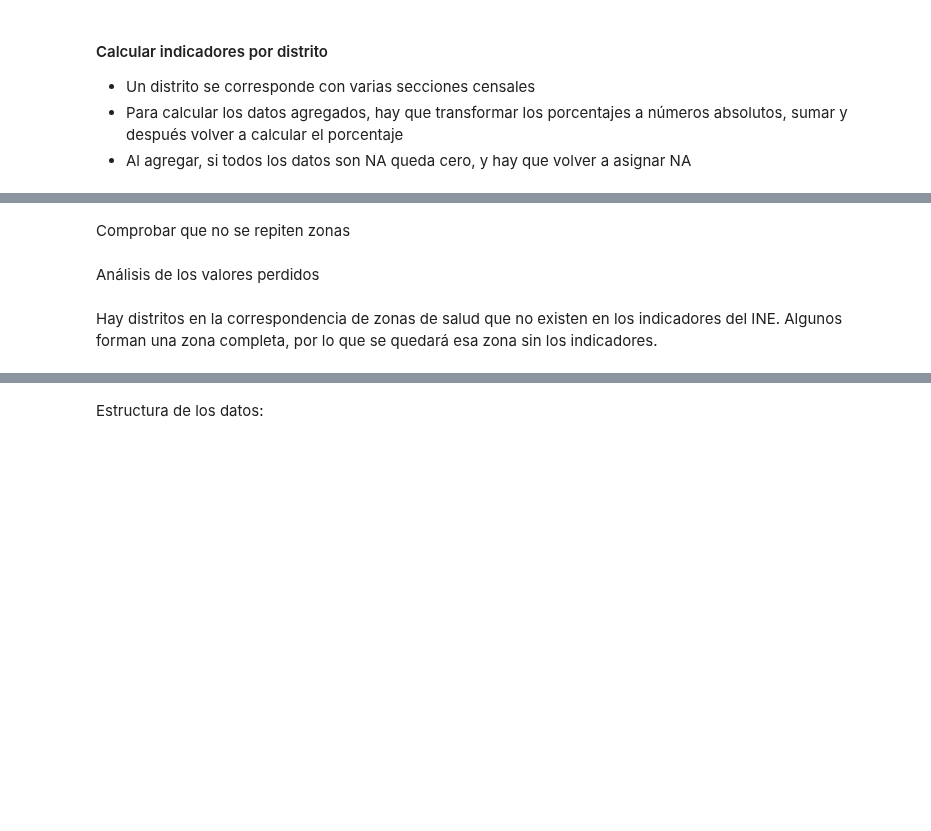
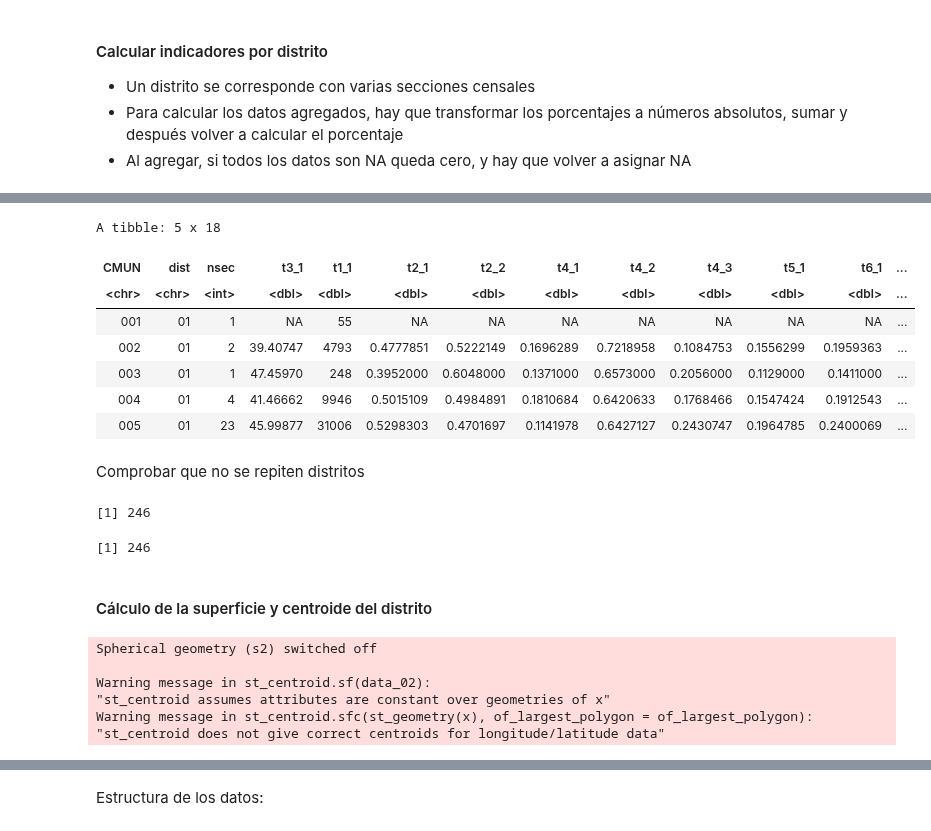
Before and after one commit to URJCDSLab/CitizenLab-Research-and-Development, a Jupyter notebook: casos_urjc/notebooks/II_data_processing/18_infraestructuras/05. - Data Collection_CU_18_10_indicadores_distritos_v_01.ipynb, the cells around one changed output, grey strips where cells are left out. Saved outputs shown, nothing was run; the diff lists cells and outputs as text; code cells hidden in the pictures; blank space fills up the shorter version.

```diff
--- a/casos_urjc/notebooks/II_data_processing/18_infraestructuras/05. - Data Collection_CU_18_10_indicadores_distritos_v_01.ipynb
+++ b/casos_urjc/notebooks/II_data_processing/18_infraestructuras/05. - Data Collection_CU_18_10_indicadores_distritos_v_01.ipynb
@@ -224,8 +244,20 @@ data_04_zonas_ind |> slice_head(n = 10)
+# %%
+tdata_01 |> slice_head(n = 5)
+# %% [output]
+A tibble: 5 x 18
+| CMUN | dist | nsec | t3_1 | t1_1 | t2_1 | t2_2 | t4_1 | t4_2 | t4_3 | t5_1 | t6_1 | ... |
+| <chr> | <chr> | <int> | <dbl> | <dbl> | <dbl> | <dbl> | <dbl> | <dbl> | <dbl> | <dbl> | <dbl> | ... |
+| 001 | 01 | 1 | NA | 55 | NA | NA | NA | NA | NA | NA | NA | ... |
+| 002 | 01 | 2 | 39.40747 | 4793 | 0.4777851 | 0.5222149 | 0.1696289 | 0.7218958 | 0.1084753 | 0.1556299 | 0.1959363 | ... |
+| 003 | 01 | 1 | 47.45970 | 248 | 0.3952000 | 0.6048000 | 0.1371000 | 0.6573000 | 0.2056000 | 0.1129000 | 0.1411000 | ... |
+| 004 | 01 | 4 | 41.46662 | 9946 | 0.5015109 | 0.4984891 | 0.1810684 | 0.6420633 | 0.1768466 | 0.1547424 | 0.1912543 | ... |
+| 005 | 01 | 23 | 45.99877 | 31006 | 0.5298303 | 0.4701697 | 0.1141978 | 0.6427127 | 0.2430747 | 0.1964785 | 0.2400069 | ... |
 # %% [markdown]
-Comprobar que no se repiten zonas
+Comprobar que no se repiten distritos
 # %%
 
-length(unique(data_04_zonas_ind$id_zona))
-nrow(data_04_zonas_ind)
+length(unique(tdata_01$dist, tdata_01$dist))
+nrow(tdata_01)
+# %% [output]
+[1] 246
+[1] 246
-# %% [markdown]
-Análisis de los valores perdidos
@@ -235,2 +264,17 @@ data_01_indicadores |> filter(CMUN == "005", dist == "08")
-# %% [markdown]
-Hay distritos en la correspondencia de zonas de salud que no existen en los indicadores del INE. Algunos forman una zona completa, por lo que se quedará esa zona sin los indicadores.
+# %% [markdown]
+#### Cálculo de la superficie y centroide del distrito
+# %%
+sf_use_s2(FALSE)
+tdata_02 <- data_02 |>
+    st_centroid()
+tdata_02 <- tdata_02 |>
+    mutate(area = st_area(data_02)) |>
+    bind_cols(st_coordinates(tdata_02)) |>
+    st_drop_geometry()
+# %% [output]
+Spherical geometry (s2) switched off
+
+Warning message in st_centroid.sf(data_02):
+"st_centroid assumes attributes are constant over geometries of x"
+Warning message in st_centroid.sfc(st_geometry(x), of_largest_polygon = of_largest_polygon):
+"st_centroid does not give correct centroids for longitude/latitude data"
```
Also changed, not shown: parts of 38 cells of this notebook, 12 other files.
